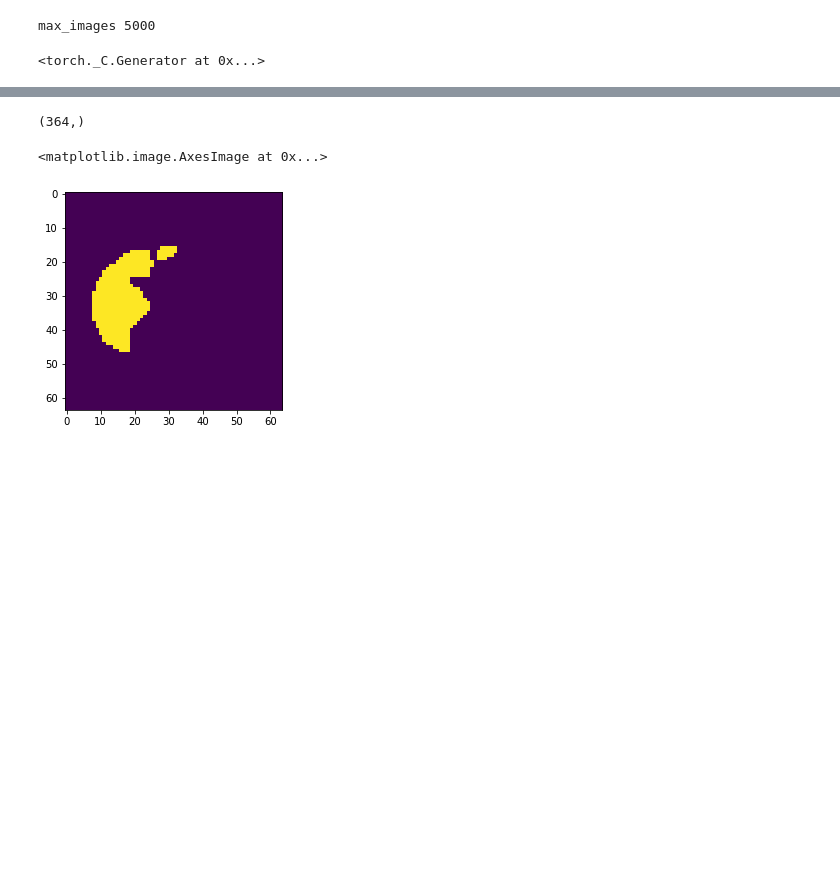
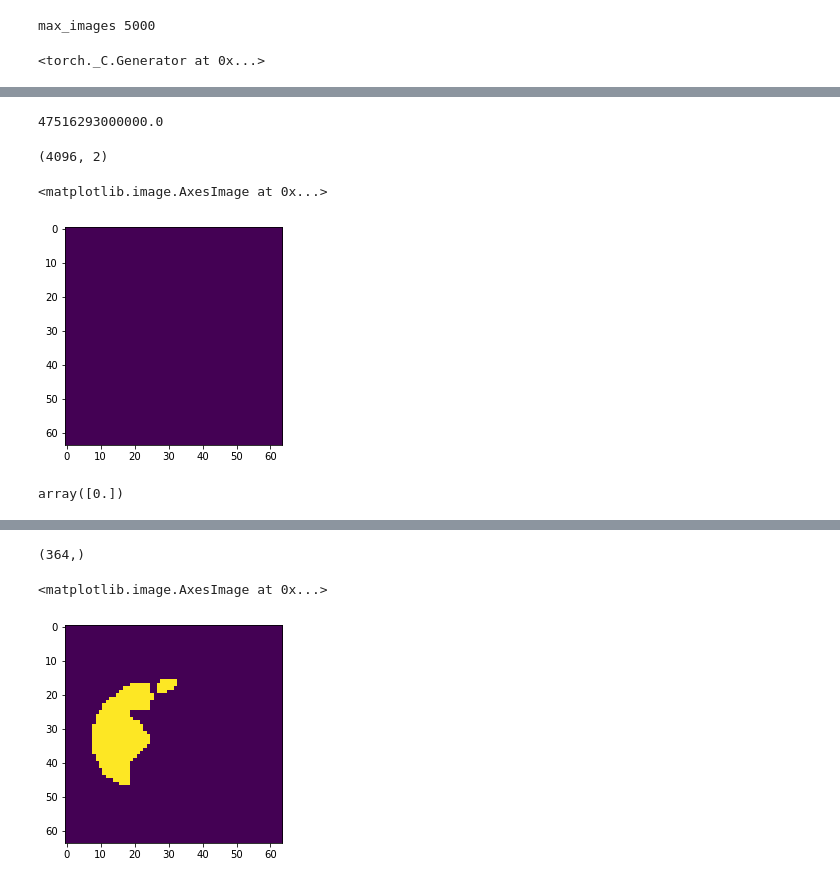
Before and after one commit to mattesko/CompNet-Medical, a Jupyter notebook: notebooks/vmf_learning.ipynb, the cells around one changed output, grey strips where cells are left out. Drawn from its saved outputs; the diff is of its cells as text; code cells hidden in the pictures; blank space fills up the shorter version.

```diff
--- a/notebooks/vmf_learning.ipynb
+++ b/notebooks/vmf_learning.ipynb
@@ -182,3 +182,24 @@ with torch.no_grad():
 mask_feature_map = mask_feature_map.squeeze().detach().cpu().numpy()
 mask_extractor_feature_map = mask_extractor_feature_map.squeeze().detach().cpu().numpy()
 # mask_feature_map = mask_feature_map[0,...]
+# %%
+indices = np.argwhere(mask_feature_map[0,...] > mask_feature_map[0,...].min())
+new_f_map = np.zeros(mask_feature_map[0,...].shape)
+new_f_map[indices] = 1
+# %%
+mask_feature_map[0,...].min()
+# %% [output]
+47516293000000.0
+# %%
+new_f_map.shape
+# %% [output]
+(4096, 2)
+# %%
+plt.imshow(new_f_map)
+# %% [output]
+<matplotlib.image.AxesImage at 0x...>
+[figure, added]
+# %%
+np.unique(new_f_map)
+# %% [output]
+array([0.])
```
Also changed, not shown: parts of 17 cells of this notebook, 1 other file.
